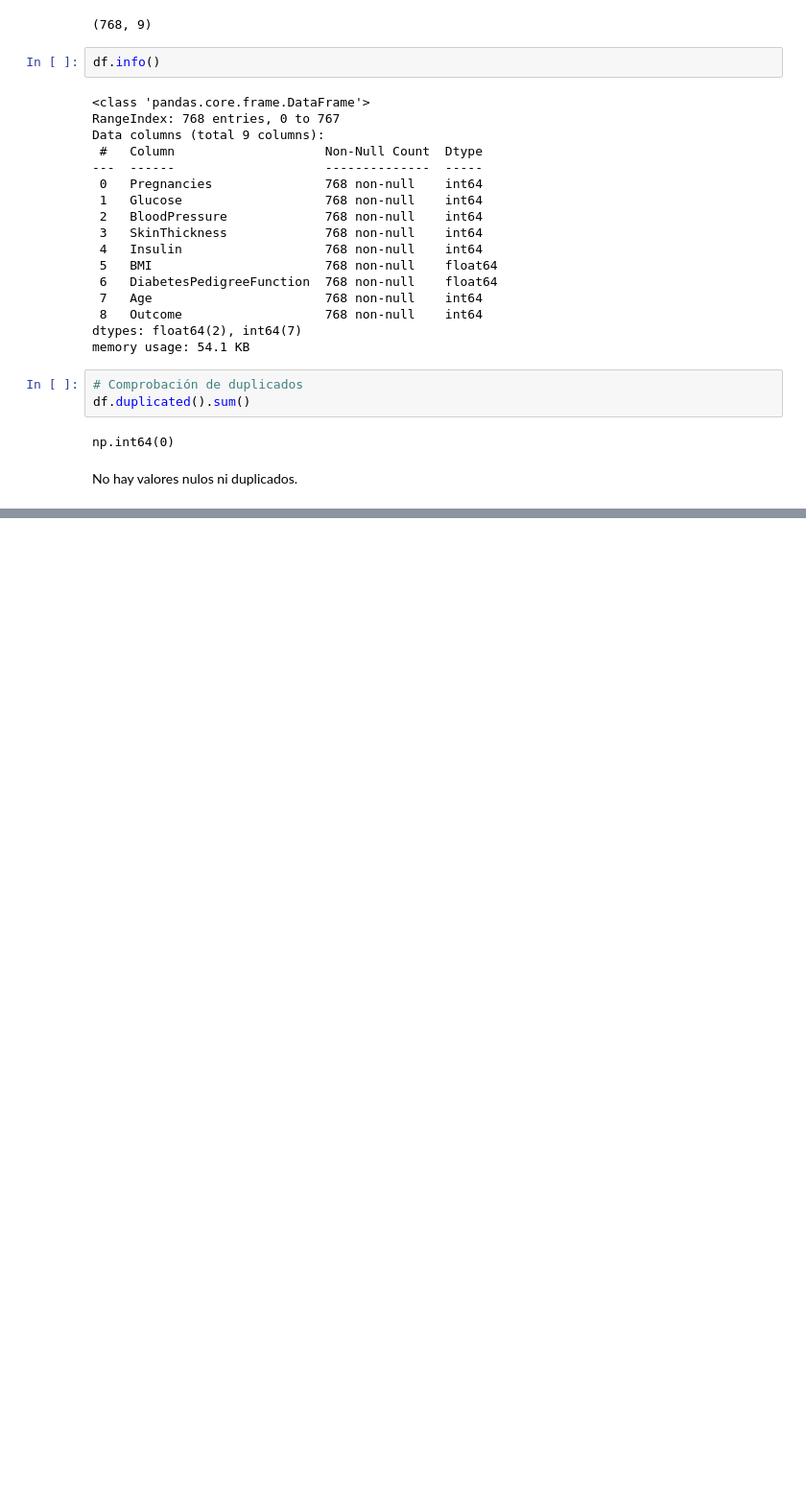
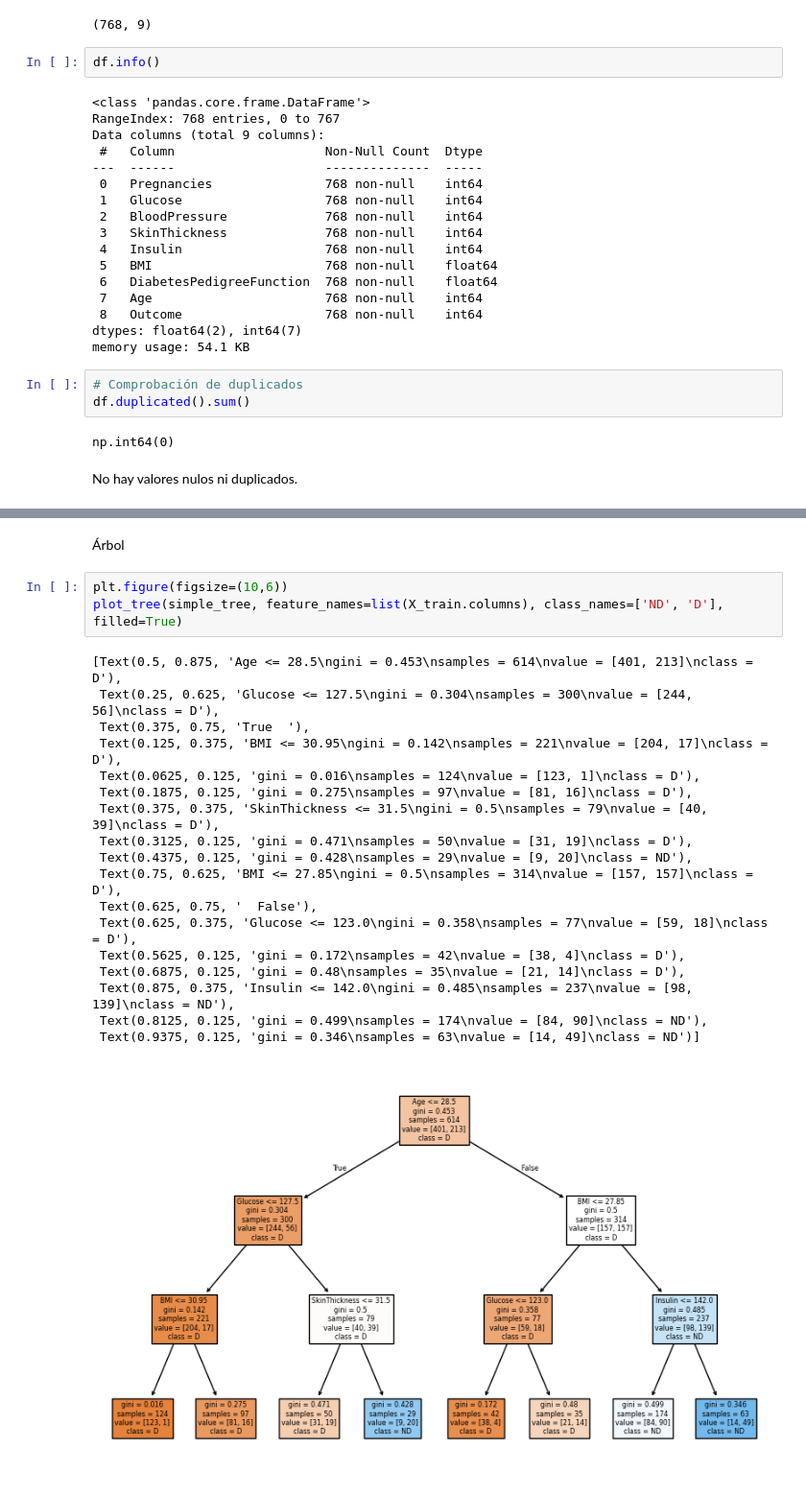
Before and after one commit to mariaorrri/modulo16-decission-tree, a Jupyter notebook: src/explore.ipynb, the cells around one changed output, grey strips where cells are left out. Shown: that part at 96% size. Drawn from its saved outputs; the diff is of its cells as text; blank space fills up the shorter version.

```diff
--- a/src/explore.ipynb
+++ b/src/explore.ipynb
@@ -56,0 +186,24 @@ No hay valores nulos ni duplicados.
+# %% [markdown]
+Árbol
+# %%
+plt.figure(figsize=(10,6))
+plot_tree(simple_tree, feature_names=list(X_train.columns), class_names=['ND', 'D'], filled=True)
+# %% [output]
+[Text(0.5, 0.875, 'Age <= 28.5\ngini = 0.453\nsamples = 614\nvalue = [401, 213]\nclass = D'),
+ Text(0.25, 0.625, 'Glucose <= 127.5\ngini = 0.304\nsamples = 300\nvalue = [244, 56]\nclass = D'),
+ Text(0.375, 0.75, 'True  '),
+ Text(0.125, 0.375, 'BMI <= 30.95\ngini = 0.142\nsamples = 221\nvalue = [204, 17]\nclass = D'),
+ Text(0.0625, 0.125, 'gini = 0.016\nsamples = 124\nvalue = [123, 1]\nclass = D'),
+ Text(0.1875, 0.125, 'gini = 0.275\nsamples = 97\nvalue = [81, 16]\nclass = D'),
+ Text(0.375, 0.375, 'SkinThickness <= 31.5\ngini = 0.5\nsamples = 79\nvalue = [40, 39]\nclass = D'),
+ Text(0.3125, 0.125, 'gini = 0.471\nsamples = 50\nvalue = [31, 19]\nclass = D'),
+ Text(0.4375, 0.125, 'gini = 0.428\nsamples = 29\nvalue = [9, 20]\nclass = ND'),
+ Text(0.75, 0.625, 'BMI <= 27.85\ngini = 0.5\nsamples = 314\nvalue = [157, 157]\nclass = D'),
+ Text(0.625, 0.75, '  False'),
+ Text(0.625, 0.375, 'Glucose <= 123.0\ngini = 0.358\nsamples = 77\nvalue = [59, 18]\nclass = D'),
+ Text(0.5625, 0.125, 'gini = 0.172\nsamples = 42\nvalue = [38, 4]\nclass = D'),
+ Text(0.6875, 0.125, 'gini = 0.48\nsamples = 35\nvalue = [21, 14]\nclass = D'),
+ Text(0.875, 0.375, 'Insulin <= 142.0\ngini = 0.485\nsamples = 237\nvalue = [98, 139]\nclass = ND'),
+ Text(0.8125, 0.125, 'gini = 0.499\nsamples = 174\nvalue = [84, 90]\nclass = ND'),
+ Text(0.9375, 0.125, 'gini = 0.346\nsamples = 63\nvalue = [14, 49]\nclass = ND')]
+[figure, added]
```
Also changed, not shown: parts of 23 cells of this notebook, 3 other files.
